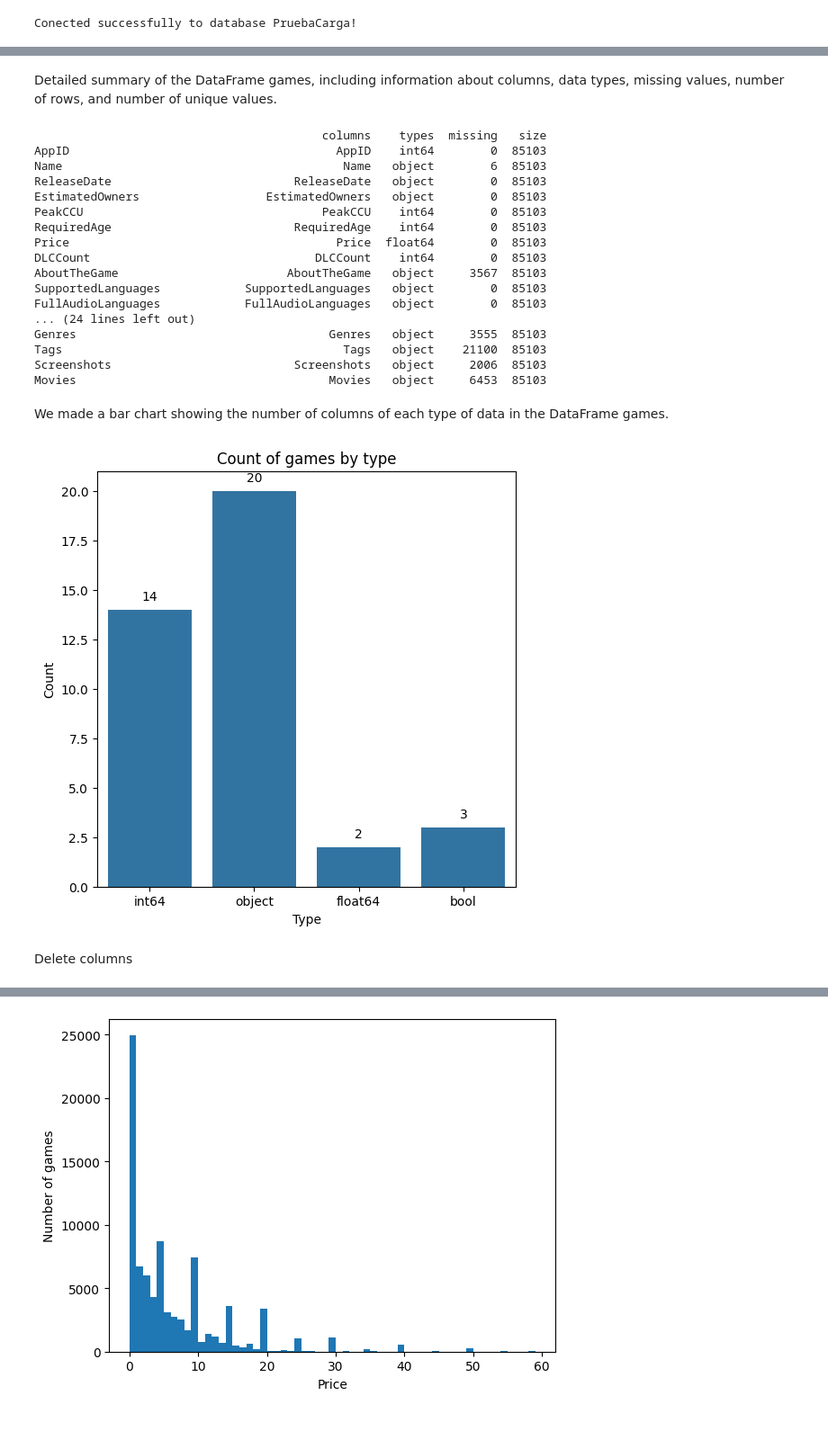
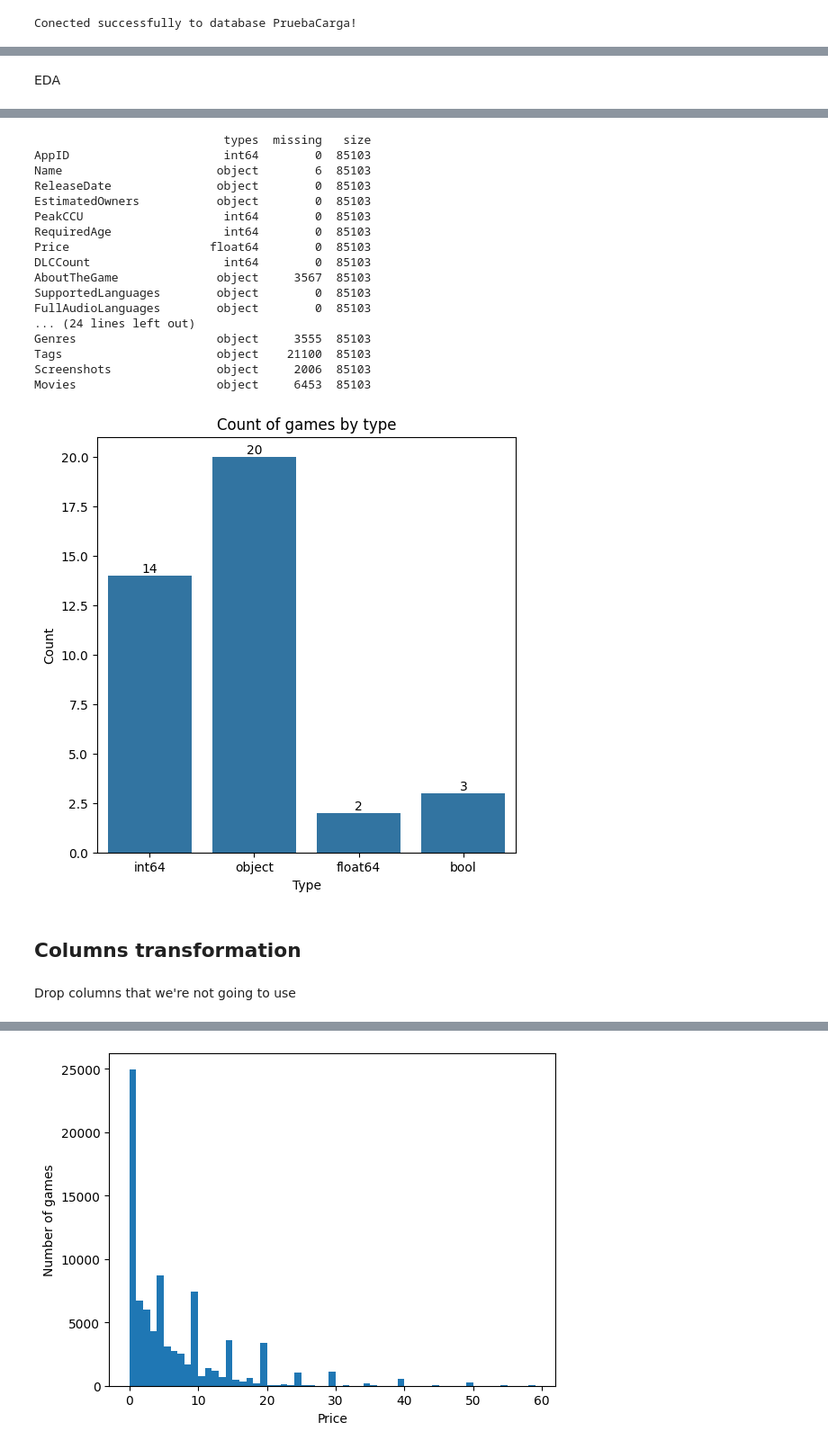
Before and after one commit to SamuelEscalante/SteamGames_Repository, a Jupyter notebook: notebooks/EDA/raw_eda.ipynb, the cells around one changed output, grey strips where cells are left out. Shown at 90% size. Drawn from its saved outputs; the diff is of its cells as text; code cells hidden in the pictures; blank space fills up the shorter version.

```diff
--- a/notebooks/EDA/raw_eda.ipynb
+++ b/notebooks/EDA/raw_eda.ipynb
@@ -47,3 +45,5 @@ Concise summary of the dataframe, including the number of rows and columns, the
+# %% [markdown]
+EDA
 # %%
 games.info()
 # %% [output]
@@ -64,11 +64,8 @@ Data columns (total 39 columns):
  38  Movies                   78650 non-null  object
 dtypes: bool(3), float64(2), int64(14), object(20)
 memory usage: 23.6+ MB
-# %% [markdown]
-Detailed summary of the DataFrame games, including information about columns, data types, missing values, number of rows, and number of unique values.
 # %%
 games_summary = {
-    'columns': games.columns,
     'types': games.dtypes,
     'missing': games.isna().sum(),
     'size': games.shape[0],
@@ -77,46 +74,46 @@ games_summary = {
 
 print(pd.DataFrame(games_summary))
 # %% [output]
-                                         columns    types  missing   size
-AppID                                      AppID    int64        0  85103
-Name                                        Name   object        6  85103
-ReleaseDate                          ReleaseDate   object        0  85103
-EstimatedOwners                  EstimatedOwners   object        0  85103
-PeakCCU                                  PeakCCU    int64        0  85103
-RequiredAge                          RequiredAge    int64        0  85103
-Price                                      Price  float64        0  85103
-DLCCount                                DLCCount    int64        0  85103
-AboutTheGame                        AboutTheGame   object     3567  85103
-SupportedLanguages            SupportedLanguages   object        0  85103
-FullAudioLanguages            FullAudioLanguages   object        0  85103
+                           types  missing   size
+AppID                      int64        0  85103
+Name                      object        6  85103
+ReleaseDate               object        0  85103
+EstimatedOwners           object        0  85103
+PeakCCU                    int64        0  85103
+RequiredAge                int64        0  85103
+Price                    float64        0  85103
+DLCCount                   int64        0  85103
+AboutTheGame              object     3567  85103
+SupportedLanguages        object        0  85103
+FullAudioLanguages        object        0  85103
 ... (24 lines left out)
-Genres                                    Genres   object     3555  85103
-Tags                                        Tags   object    21100  85103
-Screenshots                          Screenshots   object     2006  85103
-Movies                                    Movies   object     6453  85103
+Genres                    object     3555  85103
+Tags                      object    21100  85103
+Screenshots               object     2006  85103
+Movies                    object     6453  85103
-# %% [markdown]
-We made a bar chart showing the number of columns of each type of data in the DataFrame games.
 # %%
 # Crear la gráfica de barras
 plt.figure(figsize=(6, 6))
 ax = sns.countplot(x='types', data=games_summary)
 
 # Agregar los valores encima de las barras
 for p in ax.patches:
     ax.annotate(f'{int(p.get_height())}', (p.get_x() + p.get_width() / 2., p.get_height()),
-                ha='center', va='center', xytext=(0, 10), textcoords='offset points')
+                ha='center', va='center', xytext=(0, 5), textcoords='offset points')
 
 # Añadir etiquetas y título
 plt.title('Count of games by type')
 plt.xlabel('Type')
 plt.ylabel('Count')
 
 # Mostrar la gráfica
 plt.show()
 # %% [output]
-[figure, old version]
+[figure, new version]
-# %% [markdown]
-Delete columns
+# %% [markdown]
+## Columns transformation
+# %% [markdown]
+Drop columns that we're not going to use
 # %%
 drop_columns = ['ScoreRank', 'Reviews', 'HeaderImage', 'Website', 'SupportUrl', 'SupportEmail', 'MetacriticUrl', 'Screenshots', 'Movies', 'AboutTheGame', 'Notes']
 games = games.drop(drop_columns, axis=1)
```
Also changed, not shown: parts of 84 cells of this notebook, 2 other files.
